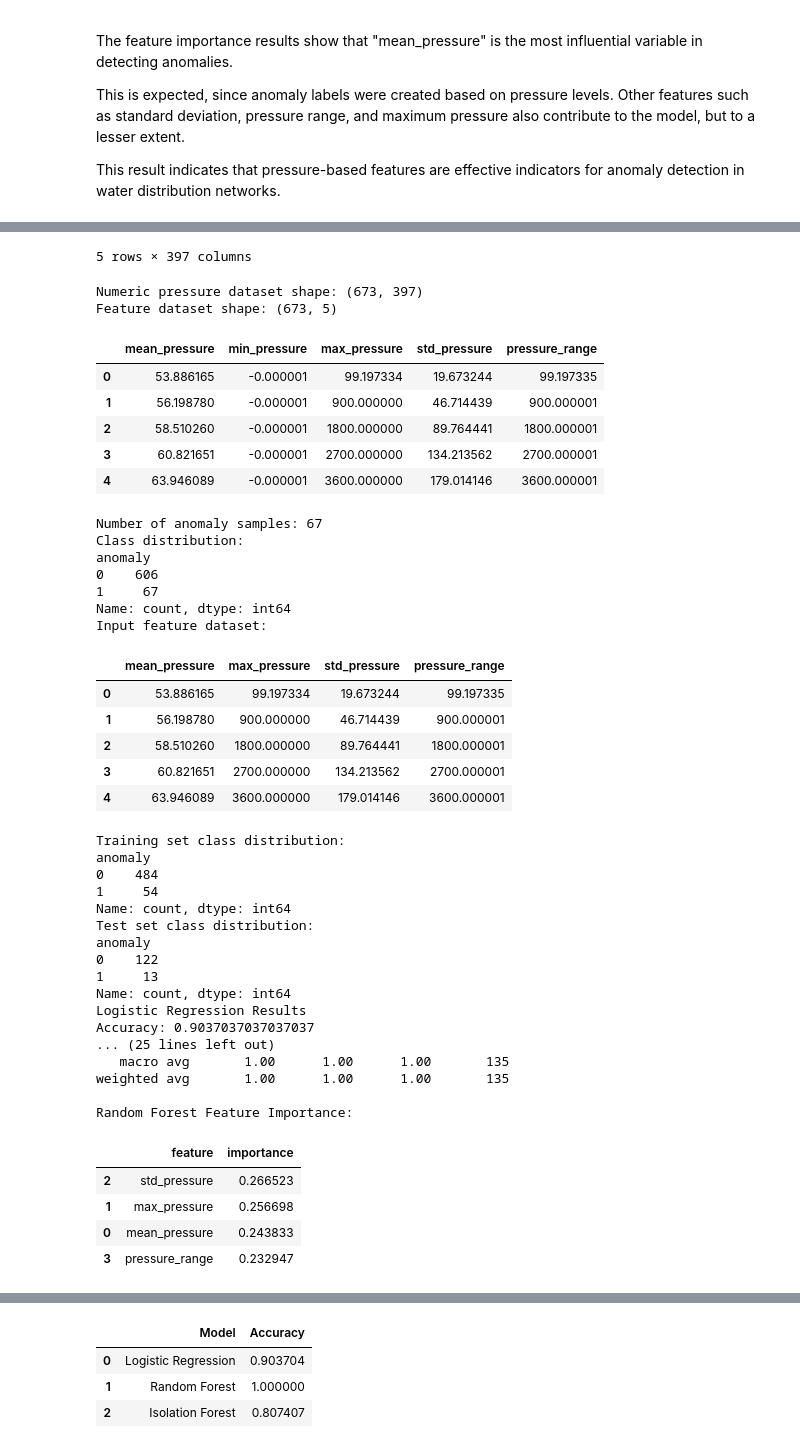
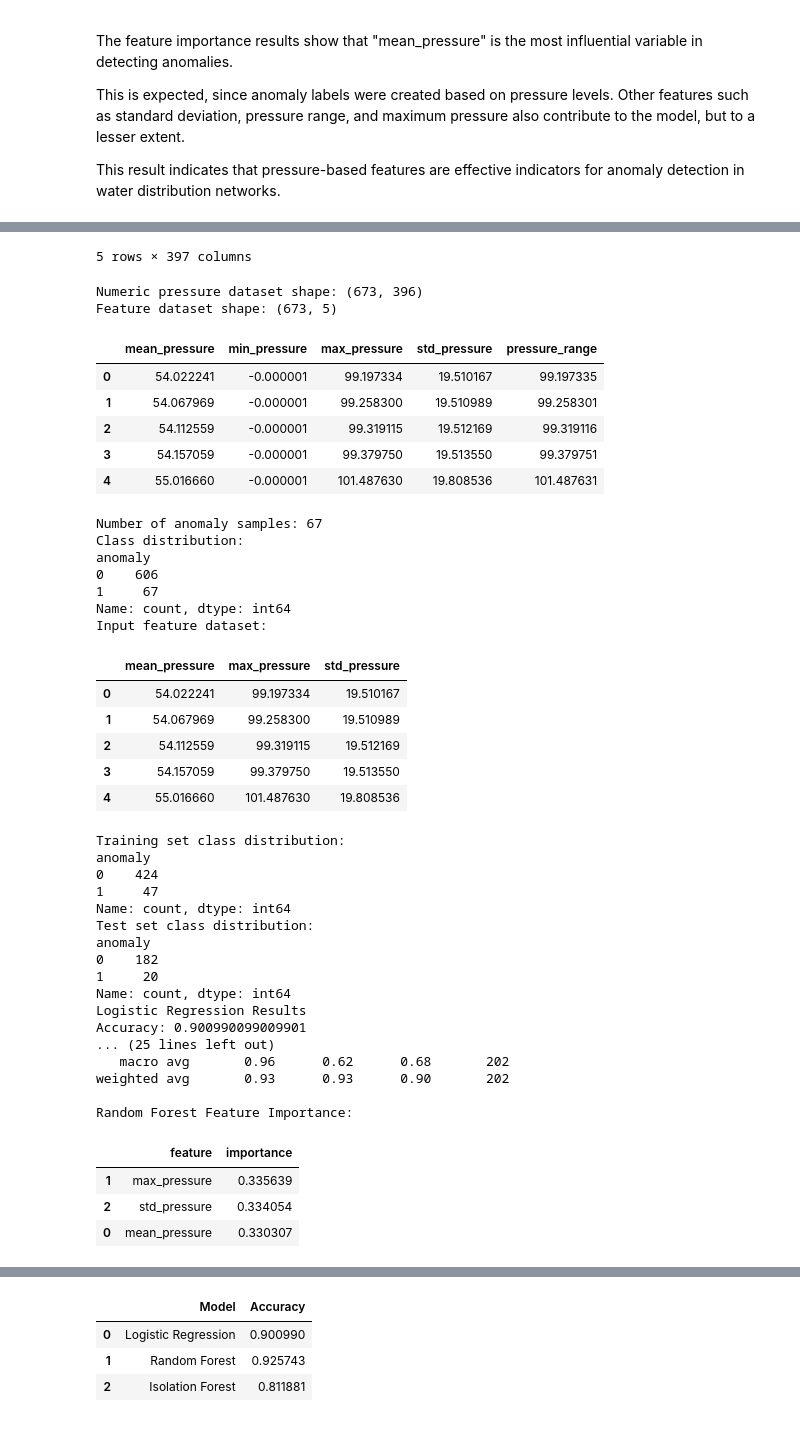
Before and after one commit to elif-piskindemir/DSA210PROJECT, a Jupyter notebook: ditec_processing.ipynb, the cells around one changed output, grey strips where cells are left out. Cells and saved outputs as stored; diff of their text form; code cells hidden in the pictures.

Commit message:
fix pressure calculation and update report

```diff
--- a/ditec_processing.ipynb
+++ b/ditec_processing.ipynb
@@ -403,7 +400,7 @@ pressure_df = pd.read_csv("data/processed/pressure.csv")
 print("Pressure dataset shape:", pressure_df.shape)
 display(pressure_df.head())
 
-pressure_numeric = pressure_df.select_dtypes(include=[np.number])
+pressure_numeric = pressure_df.drop(columns=["time"]).select_dtypes(include=[np.number])
 
 print("Numeric pressure dataset shape:", pressure_numeric.shape)
 
@@ -432,7 +429,7 @@ print("Number of anomaly samples:", n_anomalies)
 print("Class distribution:")
 print(features["anomaly"].value_counts())
 
-X = features[["mean_pressure", "max_pressure", "std_pressure", "pressure_range"]]
+X = features[["mean_pressure", "max_pressure", "std_pressure"]]
 y = features["anomaly"]
 
 print("Input feature dataset:")
@@ -441,7 +438,7 @@ display(X.head())
 X_train, X_test, y_train, y_test = train_test_split(
     X,
     y,
-    test_size=0.20,
+    test_size=0.30,
     random_state=42,
     stratify=y
 )
@@ -517,65 +514,64 @@ results_summary = pd.DataFrame({
         "Logistic Regression",
         "Random Forest",
         "Isolation Forest"
     ],
     "Accuracy": [
         accuracy_score(y_test, log_reg_predictions),
         accuracy_score(y_test, rf_predictions),
         accuracy_score(y_test, iso_predictions)
     ]
 })
 
 display(results_summary)
 # %% [output]
 Pressure dataset shape: (673, 397)
 |  | time | J511 | J411 | J414 | J415 | J416 | J417 | J418 | J419 | J310 | ... | ... |
 | 0 | 0 | 29.965738 | 65.432150 | 34.590523 | 84.594240 | 99.197334 | 29.788765 | 28.907303 | 25.283440 | 53.824220 | ... | ... |
 | 1 | 900 | 30.029882 | 65.407510 | 34.608917 | 84.652890 | 99.258300 | 29.821632 | 28.947327 | 25.330446 | 53.946550 | ... | ... |
 | 2 | 1800 | 30.093964 | 65.382760 | 34.626823 | 84.711330 | 99.319115 | 29.853878 | 28.986664 | 25.376625 | 54.060474 | ... | ... |
 | 3 | 2700 | 30.157978 | 65.358390 | 34.644424 | 84.769516 | 99.379750 | 29.885597 | 29.025360 | 25.422005 | 54.173622 | ... | ... |
 | 4 | 3600 | 30.378782 | 65.563416 | 34.828740 | 86.612200 | 101.487630 | 30.043959 | 29.167658 | 25.535760 | 54.738674 | ... | ... |
 5 rows × 397 columns
-Numeric pressure dataset shape: (673, 397)
+Numeric pressure dataset shape: (673, 396)
 Feature dataset shape: (673, 5)
 |  | mean_pressure | min_pressure | max_pressure | std_pressure | pressure_range |
-| 0 | 53.886165 | -0.000001 | 99.197334 | 19.673244 | 99.197335 |
-| 1 | 56.198780 | -0.000001 | 900.000000 | 46.714439 | 900.000001 |
-| 2 | 58.510260 | -0.000001 | 1800.000000 | 89.764441 | 1800.000001 |
-| 3 | 60.821651 | -0.000001 | 2700.000000 | 134.213562 | 2700.000001 |
-| 4 | 63.946089 | -0.000001 | 3600.000000 | 179.014146 | 3600.000001 |
+| 0 | 54.022241 | -0.000001 | 99.197334 | 19.510167 | 99.197335 |
+| 1 | 54.067969 | -0.000001 | 99.258300 | 19.510989 | 99.258301 |
+| 2 | 54.112559 | -0.000001 | 99.319115 | 19.512169 | 99.319116 |
+| 3 | 54.157059 | -0.000001 | 99.379750 | 19.513550 | 99.379751 |
+| 4 | 55.016660 | -0.000001 | 101.487630 | 19.808536 | 101.487631 |
 Number of anomaly samples: 67
 Class distribution:
 anomaly
 0    606
 1     67
 Name: count, dtype: int64
 Input feature dataset:
-|  | mean_pressure | max_pressure | std_pressure | pressure_range |
-| 0 | 53.886165 | 99.197334 | 19.673244 | 99.197335 |
-| 1 | 56.198780 | 900.000000 | 46.714439 | 900.000001 |
-| 2 | 58.510260 | 1800.000000 | 89.764441 | 1800.000001 |
-| 3 | 60.821651 | 2700.000000 | 134.213562 | 2700.000001 |
-| 4 | 63.946089 | 3600.000000 | 179.014146 | 3600.000001 |
+|  | mean_pressure | max_pressure | std_pressure |
+| 0 | 54.022241 | 99.197334 | 19.510167 |
+| 1 | 54.067969 | 99.258300 | 19.510989 |
+| 2 | 54.112559 | 99.319115 | 19.512169 |
+| 3 | 54.157059 | 99.379750 | 19.513550 |
+| 4 | 55.016660 | 101.487630 | 19.808536 |
 Training set class distribution:
 anomaly
-0    484
-1     54
+0    424
+1     47
 Name: count, dtype: int64
 Test set class distribution:
 anomaly
-0    122
-1     13
+0    182
+1     20
 Name: count, dtype: int64
 Logistic Regression Results
-Accuracy: 0.9037037037037037
+Accuracy: 0.900990099009901
 ... (25 lines left out)
-   macro avg       1.00      1.00      1.00       135
-weighted avg       1.00      1.00      1.00       135
+   macro avg       0.96      0.62      0.68       202
+weighted avg       0.93      0.93      0.90       202
 
 Random Forest Feature Importance:
 |  | feature | importance |
-| 2 | std_pressure | 0.266523 |
-| 1 | max_pressure | 0.256698 |
-| 0 | mean_pressure | 0.243833 |
-| 3 | pressure_range | 0.232947 |
+| 1 | max_pressure | 0.335639 |
+| 2 | std_pressure | 0.334054 |
+| 0 | mean_pressure | 0.330307 |
 Isolation Forest Results
@@ -595,4 +591,4 @@ weighted avg       0.81      0.81      0.81       135
 |  | Model | Accuracy |
-| 0 | Logistic Regression | 0.903704 |
-| 1 | Random Forest | 1.000000 |
-| 2 | Isolation Forest | 0.807407 |
+| 0 | Logistic Regression | 0.900990 |
+| 1 | Random Forest | 0.925743 |
+| 2 | Isolation Forest | 0.811881 |
```
Also changed, not shown: parts of 9 cells of this notebook, 3 other files.
